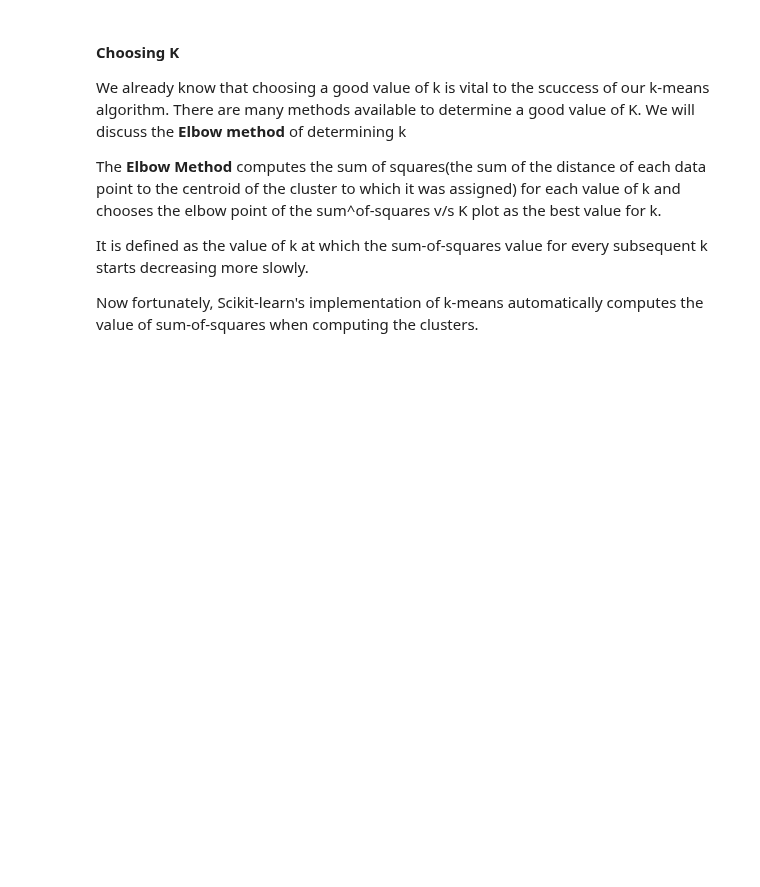
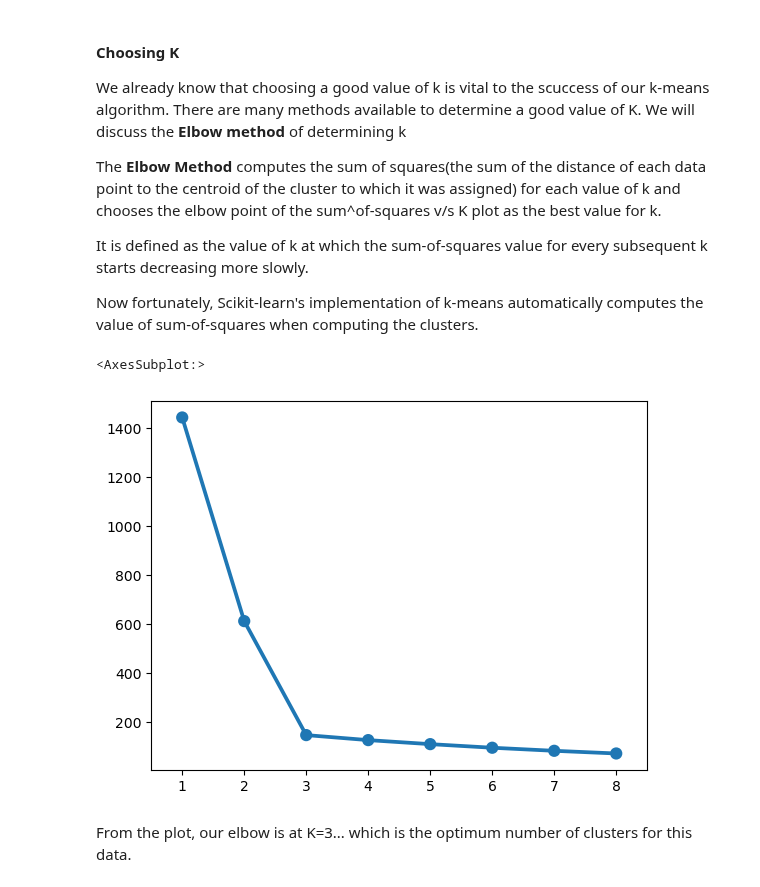
Before and after one commit to CKawara/Recommendation-Systems-with-Python, a Jupyter notebook: Data-Mining-Techniques/Data-Mining.ipynb, the cells around one changed output. Saved outputs shown, nothing was run; the diff lists cells and outputs as text; code cells hidden in the pictures; blank space fills up the shorter version.

Commit message:
visualize elbow plot

```diff
--- a/Data-Mining-Techniques/Data-Mining.ipynb
+++ b/Data-Mining-Techniques/Data-Mining.ipynb
@@ -151,3 +151,22 @@ The **Elbow Method** computes the sum of squares(the sum of the distance of each
 It is defined as the value of k at which the sum-of-squares value for every subsequent k starts decreasing more slowly.
 
 Now fortunately, Scikit-learn's implementation of k-means automatically computes the value of sum-of-squares when computing the clusters.
+# %%
+# visualizing the elbow plot for our data and det. the best value of k
+# list to hold the sum of square values for different cluster sizes
+ss=[]
+
+# we will compute SS for cluster sizes between 1 and 8
+for i in range(1,9):
+    # initialize the kmeans object and call the fit method to compute clusters
+    kmeans = KMeans(n_clusters=i, random_state=0, max_iter=10, init='random').fit(X)
+    # Append the value of SS for a particular iteration into the ss list
+    ss.append(kmeans.inertia_)
+
+# plot the elbow plot of SS v/s K
+sns.pointplot(x=[j for j in range(1,9)], y=ss)
+# %% [output]
+<AxesSubplot:>
+[figure, added]
+# %% [markdown]
+From the plot, our elbow is at K=3... which is the optimum number of clusters for this data.
```
Also changed, not shown: parts of 1 cell of this notebook.
